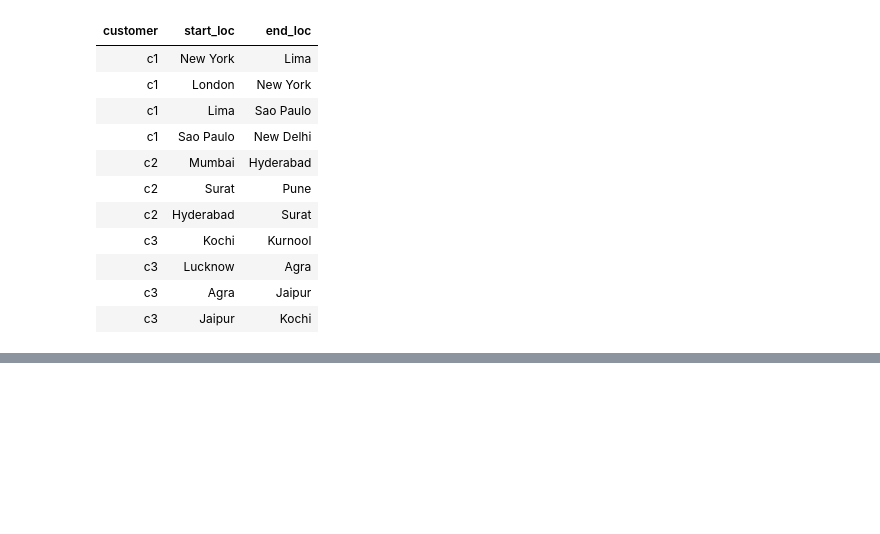
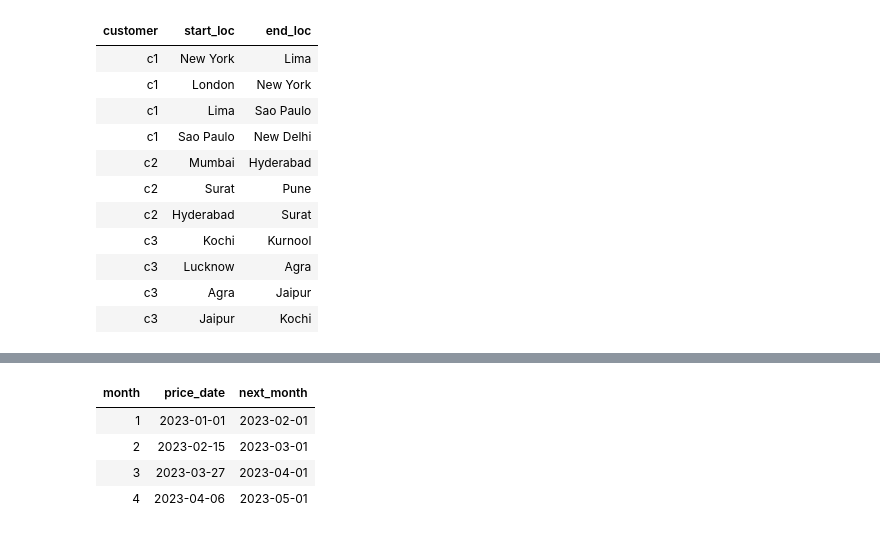
Before and after one commit to Rupam-1/SQL-Pyspark-practise_youtube, a Jupyter notebook: 07. PYSPARK - Part4.ipynb, the cells around one changed output, grey strips where cells are left out. Cells and saved outputs as stored; diff of their text form; code cells hidden in the pictures; blank space fills up the shorter version.

```diff
--- a/07. PYSPARK - Part4.ipynb
+++ b/07. PYSPARK - Part4.ipynb
@@ -874,0 +899,24 @@ display(result)
+# %%
+from pyspark.sql.functions import *
+
+df = sku_df.groupBy(
+    month(col("price_date")).alias("month")
+).agg(
+    max(col("price_date")).alias("price_date")
+).withColumn(
+    "next_month",
+    to_date(
+        date_trunc(
+            "month",
+            add_months(col("price_date"), 1)
+        )
+    )
+)
+
+display(df)
+# %% [output]
+| month | price_date | next_month |
+| 1 | 2023-01-01 | 2023-02-01 |
+| 2 | 2023-02-15 | 2023-03-01 |
+| 3 | 2023-03-27 | 2023-04-01 |
+| 4 | 2023-04-06 | 2023-05-01 |
```
Also changed, not shown: parts of 2 cells of this notebook, 1 other file.
